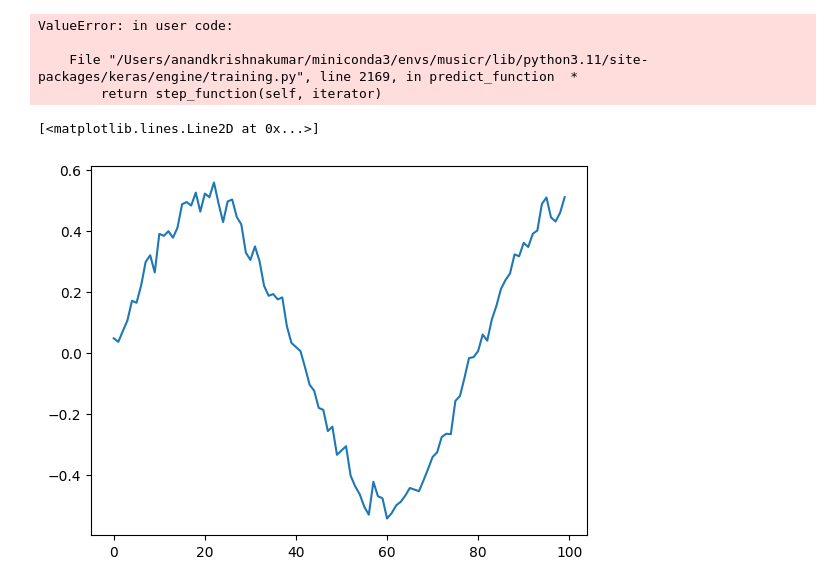
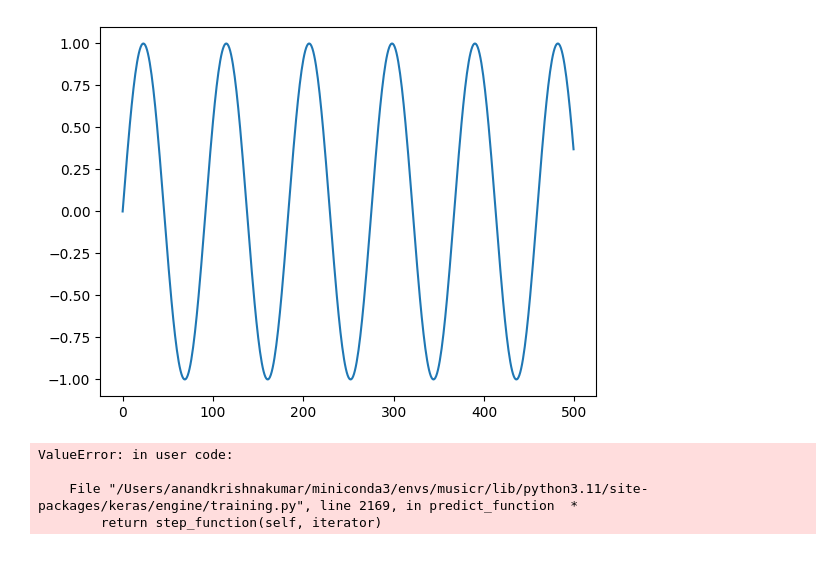
Before and after one commit to anandkrishnakumar/musicr, a Jupyter notebook: notebooks/note detect.ipynb, the cells around one changed output. Saved outputs shown, nothing was run; the diff lists cells and outputs as text; code cells hidden in the pictures.

```diff
--- a/notebooks/note detect.ipynb
+++ b/notebooks/note detect.ipynb
@@ -17 +17,29 @@ from utils.waves import gen_sine, gen_sequence
 from utils.read_write import read, write
+# %%
+wg = WaveGenerator()
+# %%
+# Function to calculate frequency for a given musical note
+def calculate_frequency(note, octave):
+    A4_frequency = 440.0  # Frequency of A4 in Hz
+
+    # Mapping of musical notes to their relative frequencies
+    note_mapping = {'C': -9, 'C#': -8, 'Db': -8, 'D': -7, 'D#': -6, 'Eb': -6,
+                    'E': -5, 'Fb': -5, 'E#': -4, 'F': -4, 'F#': -3, 'Gb': -3,
+                    'G': -2, 'G#': -1, 'Ab': -1, 'A': 0, 'A#': 1, 'Bb': 1,
+                    'B': 2, 'Cb': 2, 'B#': 3}
+
+    # Calculate the frequency using the formula: f = A4 * 2^(n/12), where n is the note difference
+    frequency = A4_frequency * (2 ** ((note_mapping[note] + (octave - 4) * 12) / 12.0))
+
+    return frequency
+
+# Generate the dictionary for musical notes from C1 to C8
+musical_notes = {}
+for octave in range(1, 9):
+    for note in ['C', 'C#', 'Db', 'D', 'D#', 'Eb', 'E', 'Fb', 'E#', 'F', 'F#', 'Gb', 'G', 'G#', 'Ab', 'A', 'A#', 'Bb', 'B', 'Cb', 'B#']:
+        note_name = f"{note}{octave}"
+        frequency = calculate_frequency(note, octave)
+        musical_notes[note_name] = frequency
+
+musical_notes_inv = {val: key for key, val in musical_notes.items()}
+musical_notes_inv
@@ -186,13 +71,7 @@ from tensorflow.keras.models import load_model
 model_eval = load_model('../models/note_detect.h5', compile=False)
-# %%
-model_eval.predict(np.expand_dims(testing_np_version[:, 0], 0))
-# %% [output]
-ValueError: in user code:
-
-    File "/Users/anandkrishnakumar/miniconda3/envs/musicr/lib/python3.11/site-packages/keras/engine/training.py", line 2169, in predict_function  *
-        return step_function(self, iterator)
-# %%
-plt.plot(testing_np_version[:100, 0])
-# %% [output]
-[<matplotlib.lines.Line2D at 0x...>]
-[figure, removed]
+# %%
+X_test = wg.gen_sequence('sine', freqs=[musical_notes['C5'], musical_notes['A8']], secs=[0.2, 0.2])
+plt.plot(X_test[:500])
+plt.show()
+# %% [output]
+[figure, added]
@@ -198,0 +84,12 @@ plt.plot(testing_np_version[:100, 0])
+# %%
+chunk_size = 750
+n_chunks = len(X_test) // chunk_size
+
+result = []
+for chunk in np.split(X_test[:chunk_size*n_chunks], n_chunks):
+    result.append(model_eval.predict(np.expand_dims(chunk, 0))[0])
+# %% [output]
+ValueError: in user code:
+
+    File "/Users/anandkrishnakumar/miniconda3/envs/musicr/lib/python3.11/site-packages/keras/engine/training.py", line 2169, in predict_function  *
+        return step_function(self, iterator)
```
Also changed, not shown: parts of 20 cells of this notebook, 4 other files.
